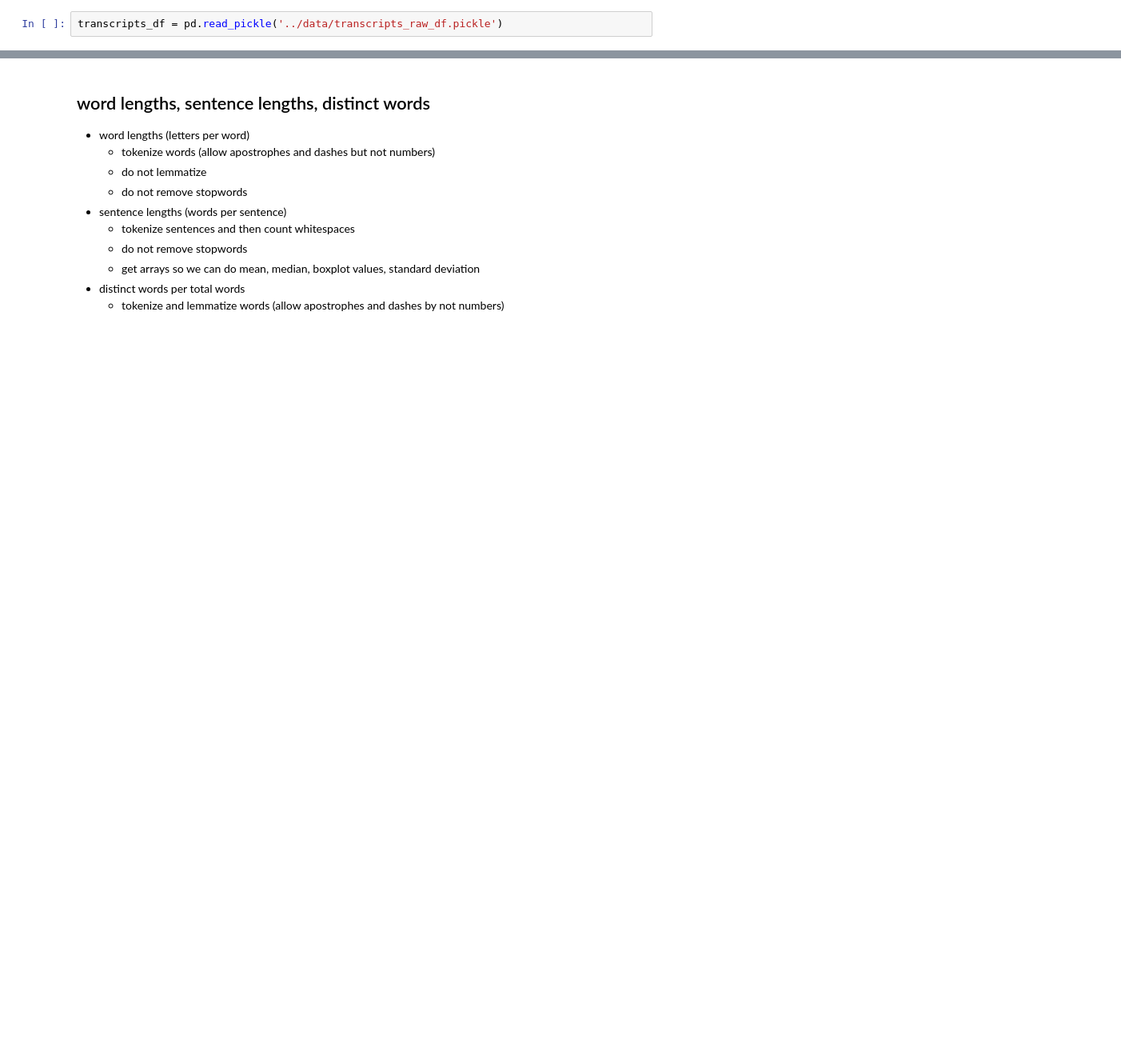
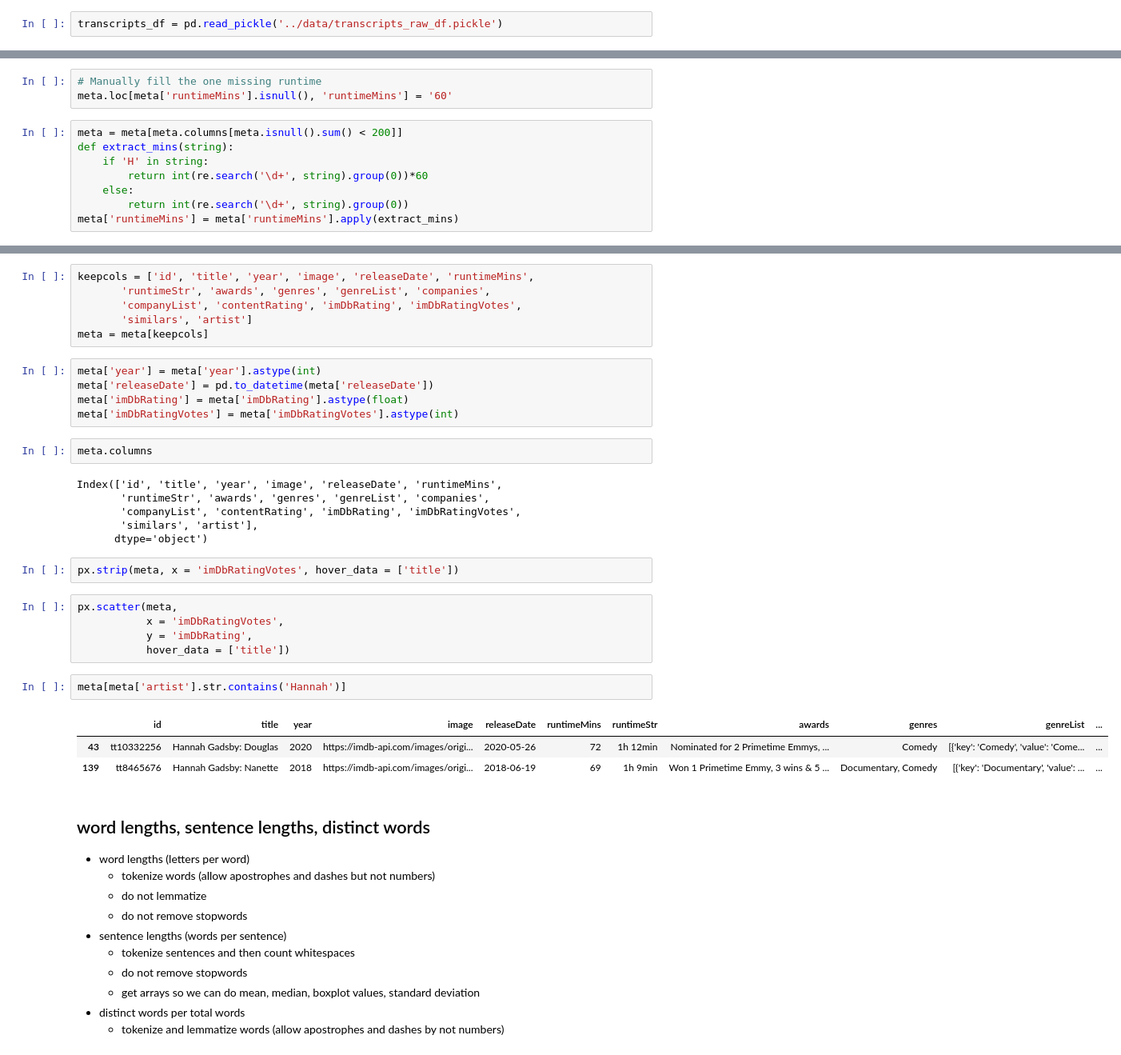
Before and after one commit to jrioross/standup-comedy-NLP, a Jupyter notebook: notebooks/03_feature_engineering.ipynb, the cells around one changed output, grey strips where cells are left out. Shown at 80% size. Saved outputs shown, nothing was run; the diff lists cells and outputs as text; blank space fills up the shorter version.

Commit message:
Prepared metadata dataframe and working on getting reviews from imdb api

```diff
--- a/notebooks/03_feature_engineering.ipynb
+++ b/notebooks/03_feature_engineering.ipynb
@@ -25,0 +62,11 @@ transcripts_df = pd.read_pickle('../data/transcripts_raw_df.pickle')
+# %%
+# Manually fill the one missing runtime
+meta.loc[meta['runtimeMins'].isnull(), 'runtimeMins'] = '60'
+# %%
+meta = meta[meta.columns[meta.isnull().sum() < 200]]
+def extract_mins(string):
+    if 'H' in string:
+        return int(re.search('\d+', string).group(0))*60
+    else:
+        return int(re.search('\d+', string).group(0))
+meta['runtimeMins'] = meta['runtimeMins'].apply(extract_mins)
@@ -26,3 +98,35 @@ transcripts_df = pd.read_pickle('../data/transcripts_raw_df.pickle')
+# %%
+keepcols = ['id', 'title', 'year', 'image', 'releaseDate', 'runtimeMins',
+       'runtimeStr', 'awards', 'genres', 'genreList', 'companies',
+       'companyList', 'contentRating', 'imDbRating', 'imDbRatingVotes',
+       'similars', 'artist']
+meta = meta[keepcols]
+# %%
+meta['year'] = meta['year'].astype(int)
+meta['releaseDate'] = pd.to_datetime(meta['releaseDate'])
+meta['imDbRating'] = meta['imDbRating'].astype(float)
+meta['imDbRatingVotes'] = meta['imDbRatingVotes'].astype(int)
+# %%
+meta.columns
+# %% [output]
+Index(['id', 'title', 'year', 'image', 'releaseDate', 'runtimeMins',
+       'runtimeStr', 'awards', 'genres', 'genreList', 'companies',
+       'companyList', 'contentRating', 'imDbRating', 'imDbRatingVotes',
+       'similars', 'artist'],
+      dtype='object')
+# %%
+px.strip(meta, x = 'imDbRatingVotes', hover_data = ['title'])
+# %%
+px.scatter(meta,
+           x = 'imDbRatingVotes',
+           y = 'imDbRating',
+           hover_data = ['title'])
+# %%
+meta[meta['artist'].str.contains('Hannah')]
+# %% [output]
+|  | id | title | year | image | releaseDate | runtimeMins | runtimeStr | awards | genres | genreList | ... |
+| 43 | tt10332256 | Hannah Gadsby: Douglas | 2020 | https://imdb-api.com/images/origi... | 2020-05-26 | 72 | 1h 12min | Nominated for 2 Primetime Emmys, ... | Comedy | [{'key': 'Comedy', 'value': 'Come... | ... |
+| 139 | tt8465676 | Hannah Gadsby: Nanette | 2018 | https://imdb-api.com/images/origi... | 2018-06-19 | 69 | 1h 9min | Won 1 Primetime Emmy, 3 wins & 5 ... | Documentary, Comedy | [{'key': 'Documentary', 'value': ... | ... |
 # %% [markdown]
 ## word lengths, sentence lengths, distinct words
 - word lengths (letters per word)
```
Also changed, not shown: parts of 15 cells of this notebook, 1 other file.
